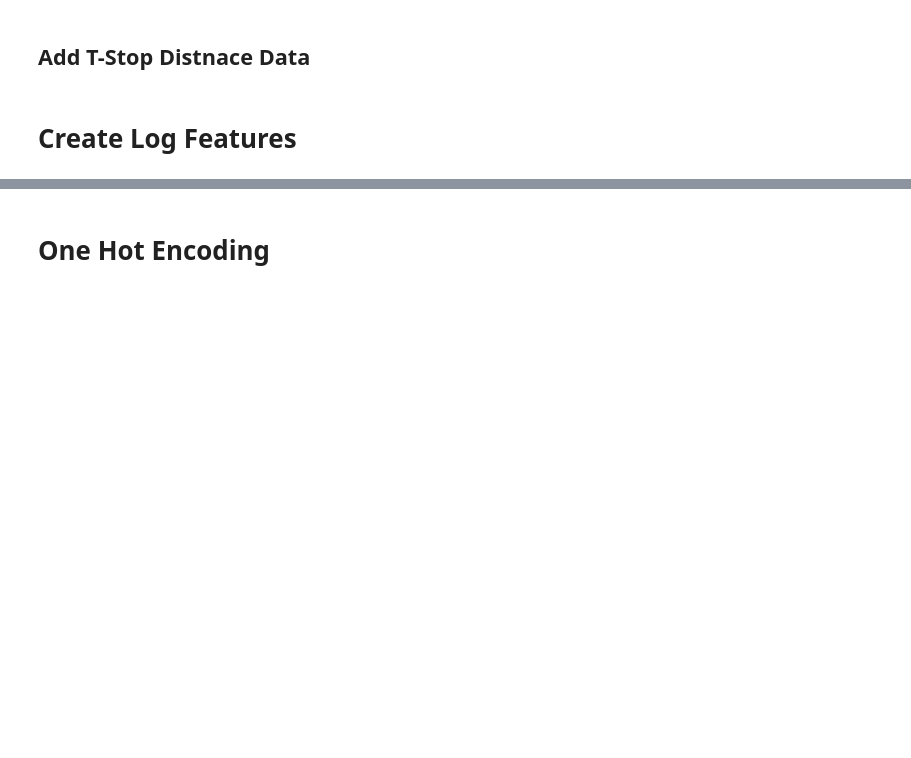
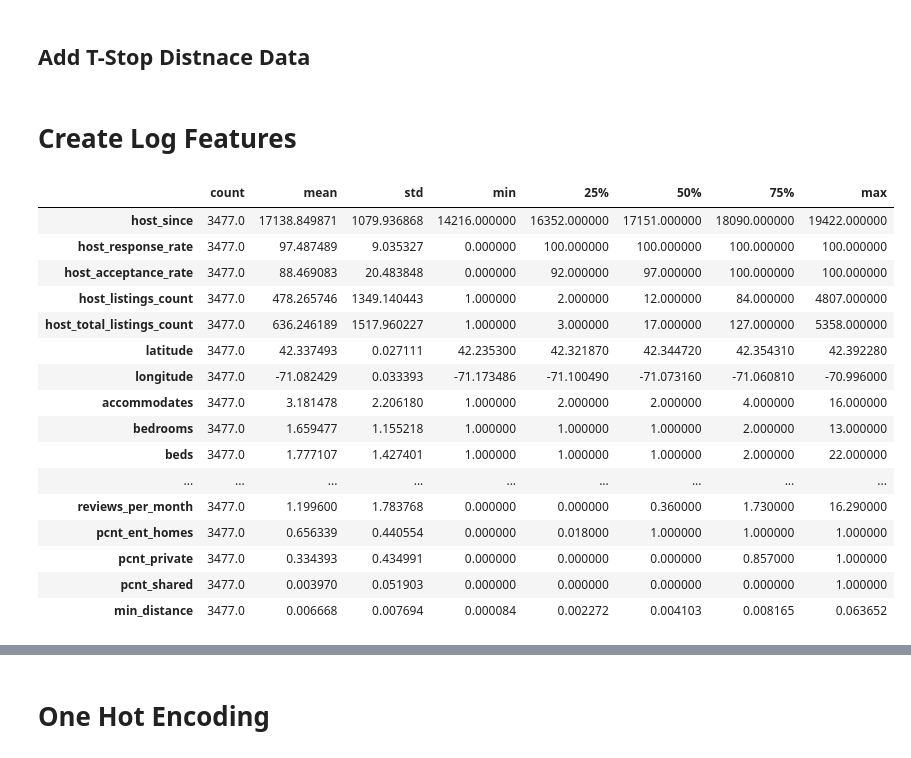
Before and after one commit to drossDS/Air_BnB_Fair_Pricing, a Jupyter notebook: code/4-post-eda-data-compiler.ipynb, the cells around one changed output, grey strips where cells are left out. Drawn from its saved outputs; the diff is of its cells as text; code cells hidden in the pictures; blank space fills up the shorter version.

```diff
--- a/code/4-post-eda-data-compiler.ipynb
+++ b/code/4-post-eda-data-compiler.ipynb
@@ -196,0 +208,20 @@ lstn['min_distance'] = lstn.apply(lambda x: min_dist(x.latitude, x.longitude, la
+# %%
+lstn._get_numeric_data().describe().T
+# %% [output]
+|  | count | mean | std | min | 25% | 50% | 75% | max |
+| host_since | 3477.0 | 17138.849871 | 1079.936868 | 14216.000000 | 16352.000000 | 17151.000000 | 18090.000000 | 19422.000000 |
+| host_response_rate | 3477.0 | 97.487489 | 9.035327 | 0.000000 | 100.000000 | 100.000000 | 100.000000 | 100.000000 |
+| host_acceptance_rate | 3477.0 | 88.469083 | 20.483848 | 0.000000 | 92.000000 | 97.000000 | 100.000000 | 100.000000 |
+| host_listings_count | 3477.0 | 478.265746 | 1349.140443 | 1.000000 | 2.000000 | 12.000000 | 84.000000 | 4807.000000 |
+| host_total_listings_count | 3477.0 | 636.246189 | 1517.960227 | 1.000000 | 3.000000 | 17.000000 | 127.000000 | 5358.000000 |
+| latitude | 3477.0 | 42.337493 | 0.027111 | 42.235300 | 42.321870 | 42.344720 | 42.354310 | 42.392280 |
+| longitude | 3477.0 | -71.082429 | 0.033393 | -71.173486 | -71.100490 | -71.073160 | -71.060810 | -70.996000 |
+| accommodates | 3477.0 | 3.181478 | 2.206180 | 1.000000 | 2.000000 | 2.000000 | 4.000000 | 16.000000 |
+| bedrooms | 3477.0 | 1.659477 | 1.155218 | 1.000000 | 1.000000 | 1.000000 | 2.000000 | 13.000000 |
+| beds | 3477.0 | 1.777107 | 1.427401 | 1.000000 | 1.000000 | 1.000000 | 2.000000 | 22.000000 |
+| ... | ... | ... | ... | ... | ... | ... | ... | ... |
+| reviews_per_month | 3477.0 | 1.199600 | 1.783768 | 0.000000 | 0.000000 | 0.360000 | 1.730000 | 16.290000 |
+| pcnt_ent_homes | 3477.0 | 0.656339 | 0.440554 | 0.000000 | 0.018000 | 1.000000 | 1.000000 | 1.000000 |
+| pcnt_private | 3477.0 | 0.334393 | 0.434991 | 0.000000 | 0.000000 | 0.000000 | 0.857000 | 1.000000 |
+| pcnt_shared | 3477.0 | 0.003970 | 0.051903 | 0.000000 | 0.000000 | 0.000000 | 0.000000 | 1.000000 |
+| min_distance | 3477.0 | 0.006668 | 0.007694 | 0.000084 | 0.002272 | 0.004103 | 0.008165 | 0.063652 |
```
Also changed, not shown: parts of 8 cells of this notebook.
